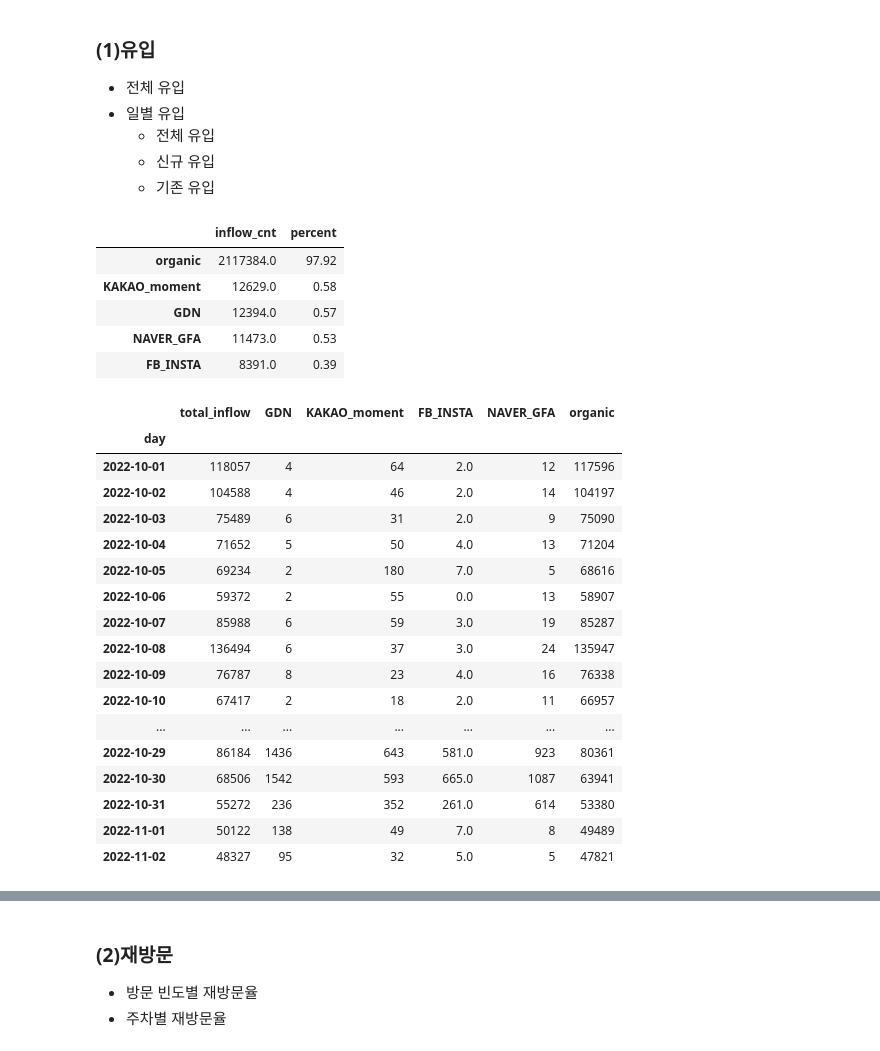
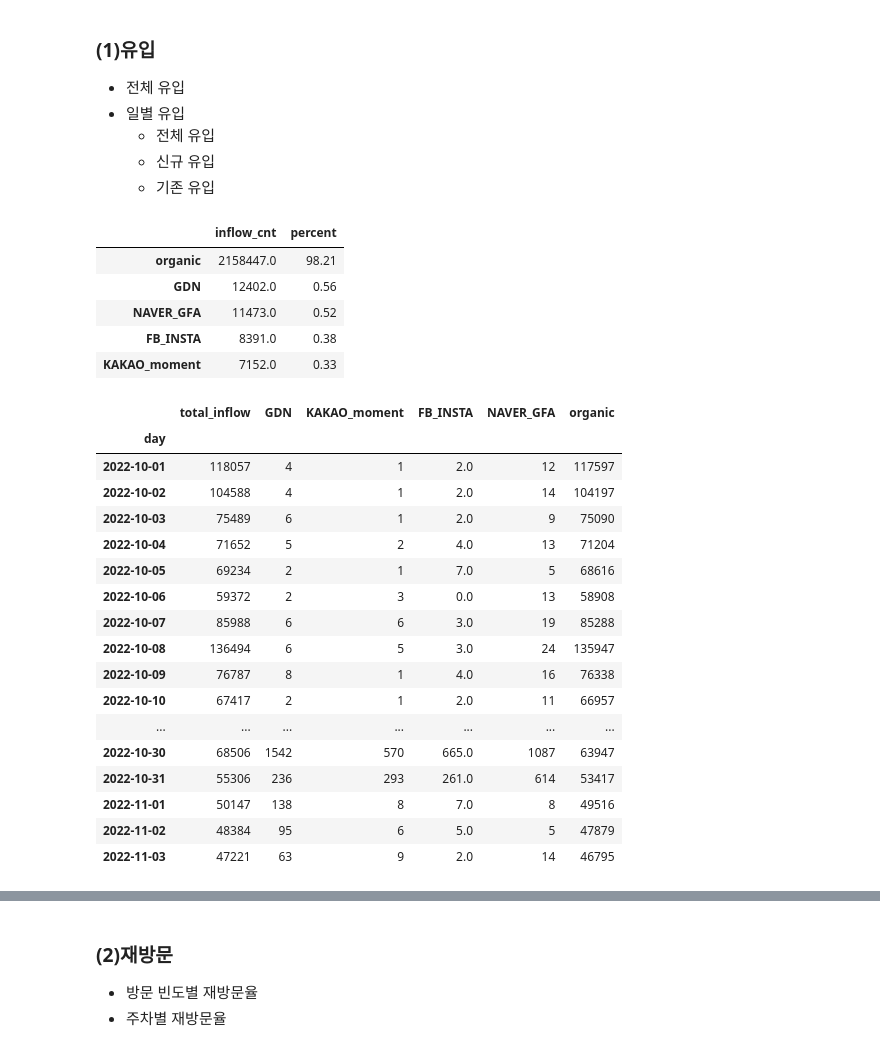
Before and after one commit to tand-datateam-th/kto_prj_git, a Jupyter notebook: [KTO]_Letter_analysis_v2_2210.ipynb, the cells around one changed output, grey strips where cells are left out. Cells and saved outputs as stored; diff of their text form; code cells hidden in the pictures.

```diff
--- a/[KTO]_Letter_analysis_v2_2210.ipynb
+++ b/[KTO]_Letter_analysis_v2_2210.ipynb
@@ -299,10 +295,13 @@ lst_subscribe_device = list(df_app_log[
     df_app_log['abs_events'].apply(lambda x : True if EVENT_SUBSCRIBE in x else False)
     ][KEY_ID_DEVICE].values)
 # %%
-## prep: instagram => INSTA, kakao_mo &kakaotalk_bizmessage => KAKAO_moment
+## prep referr
+#   FB_INSTA : instagram & FB_INSTA & Facebook
+#   KAKAO_moment : kakao_mo & KAKAO_moment
+#   kakaotalk_bizmessage --> 제외 (카카오 알림톡)
 dict_lst_user_from_referrs_gudok['KAKAO_moment'] =\
     list(
-        set(dict_lst_user_from_referrs_gudok['kakao_mo'] + dict_lst_user_from_referrs_gudok['KAKAO_moment'] + dict_lst_user_from_referrs_gudok['kakaotalk_bizmessage'])
+        set(dict_lst_user_from_referrs_gudok['kakao_mo'] + dict_lst_user_from_referrs_gudok['KAKAO_moment'])
         )
 dict_lst_user_from_referrs_gudok['FB_INSTA'] =\
     list(
@@ -340,42 +339,68 @@ df_total_inflow_referrs = pd.DataFrame.from_dict(dict_output_inflow_cnt, orient=
 df_total_inflow_referrs = cnt_to_percent_ver1(df_total_inflow_referrs, 'inflow_cnt')
 df_total_inflow_referrs.sort_values(by = 'inflow_cnt', ascending=False)
 
-
 # SphereVis.basic_bar_plot(
 #     df_total_inflow_referrs, x = df_total_inflow_referrs.index, y = 'percent', title= '가볼래-터 매체별 전체 유입인원')
 # plt.show()
 # %% [output]
 |  | inflow_cnt | percent |
-| organic | 2117384.0 | 97.92 |
-| KAKAO_moment | 12629.0 | 0.58 |
-| GDN | 12394.0 | 0.57 |
-| NAVER_GFA | 11473.0 | 0.53 |
-| FB_INSTA | 8391.0 | 0.39 |
+| organic | 2158447.0 | 98.21 |
+| GDN | 12402.0 | 0.56 |
+| NAVER_GFA | 11473.0 | 0.52 |
+| FB_INSTA | 8391.0 | 0.38 |
+| KAKAO_moment | 7152.0 | 0.33 |
+# %%
+dict_output_inflow_cnt
+
+def get_daily_cnt(
+                  dict_output, lst, nm, dict_input, df_target = df_app_log_total, KEY_ID = KEY_ID_DEVICE,
+                  make_sub_dict = False):
+    # 1. 전체 일별 수치
+    df_daily = df_target[df_target[KEY_ID].isin(lst)].groupby('day')[KEY_ID]\
+                    .nunique().to_frame(name = f'total_{nm}')
+
+    # 2. 매체별 일별 수지
+    for key, values in dict_input.items():
+        _lst_id = list(set(lst) &  set(values))
+        _df = df_target[df_target[KEY_ID].isin(_lst_id)].groupby('day')[KEY_ID]\
+                    .nunique().to_frame(name = f'{key}_{nm}').fillna(0)
+        if make_sub_dict == True:
+            dict_output[f'{key}'] = {}
+
+        dict_output[f'{key}'][f'{nm}'] = _df
+        # dict_output[f'{key}_{nm}']
+        df_daily[f'{key}'] = _df[f'{key}_{nm}']
+        df_daily.fillna(0, inplace=True)
+        # pd.concat([df_daily, dict_output[f'{key}'][f'{key}_{nm}']], axis=1).fillna(0)
+
+    return df_daily
 # %%
 #########################################
 # 2. 일별 유입
 #########################################
 ## 1) 전체 유입
 df_daily_total_inflow = get_daily_cnt(dict_output_inflow_cnt, lst=list(df_app_log_total[KEY_ID_DEVICE].unique()), nm='inflow',
                     dict_input = dict_lst_user_from_referrs_gudok)
+pd.set_option('max_rows', 100)
 df_daily_total_inflow
+pd.set_option('max_rows', 30)
 # %% [output]
 |  | total_inflow | GDN | KAKAO_moment | FB_INSTA | NAVER_GFA | organic |
 | day |  |  |  |  |  |  |
-| 2022-10-01 | 118057 | 4 | 64 | 2.0 | 12 | 117596 |
-| 2022-10-02 | 104588 | 4 | 46 | 2.0 | 14 | 104197 |
-| 2022-10-03 | 75489 | 6 | 31 | 2.0 | 9 | 75090 |
-| 2022-10-04 | 71652 | 5 | 50 | 4.0 | 13 | 71204 |
-| 2022-10-05 | 69234 | 2 | 180 | 7.0 | 5 | 68616 |
-| 2022-10-06 | 59372 | 2 | 55 | 0.0 | 13 | 58907 |
-| 2022-10-07 | 85988 | 6 | 59 | 3.0 | 19 | 85287 |
-| 2022-10-08 | 136494 | 6 | 37 | 3.0 | 24 | 135947 |
-| 2022-10-09 | 76787 | 8 | 23 | 4.0 | 16 | 76338 |
-| 2022-10-10 | 67417 | 2 | 18 | 2.0 | 11 | 66957 |
+| 2022-10-01 | 118057 | 4 | 1 | 2.0 | 12 | 117597 |
+| 2022-10-02 | 104588 | 4 | 1 | 2.0 | 14 | 104197 |
+| 2022-10-03 | 75489 | 6 | 1 | 2.0 | 9 | 75090 |
+| 2022-10-04 | 71652 | 5 | 2 | 4.0 | 13 | 71204 |
+| 2022-10-05 | 69234 | 2 | 1 | 7.0 | 5 | 68616 |
+| 2022-10-06 | 59372 | 2 | 3 | 0.0 | 13 | 58908 |
+| 2022-10-07 | 85988 | 6 | 6 | 3.0 | 19 | 85288 |
+| 2022-10-08 | 136494 | 6 | 5 | 3.0 | 24 | 135947 |
+| 2022-10-09 | 76787 | 8 | 1 | 4.0 | 16 | 76338 |
+| 2022-10-10 | 67417 | 2 | 1 | 2.0 | 11 | 66957 |
 | ... | ... | ... | ... | ... | ... | ... |
-| 2022-10-29 | 86184 | 1436 | 643 | 581.0 | 923 | 80361 |
-| 2022-10-30 | 68506 | 1542 | 593 | 665.0 | 1087 | 63941 |
-| 2022-10-31 | 55272 | 236 | 352 | 261.0 | 614 | 53380 |
-| 2022-11-01 | 50122 | 138 | 49 | 7.0 | 8 | 49489 |
-| 2022-11-02 | 48327 | 95 | 32 | 5.0 | 5 | 47821 |
+| 2022-10-30 | 68506 | 1542 | 570 | 665.0 | 1087 | 63947 |
+| 2022-10-31 | 55306 | 236 | 293 | 261.0 | 614 | 53417 |
+| 2022-11-01 | 50147 | 138 | 8 | 7.0 | 8 | 49516 |
+| 2022-11-02 | 48384 | 95 | 6 | 5.0 | 5 | 47879 |
+| 2022-11-03 | 47221 | 63 | 9 | 2.0 | 14 | 46795 |
 # %%
```
Also changed, not shown: parts of 31 cells of this notebook, 1 other file.
